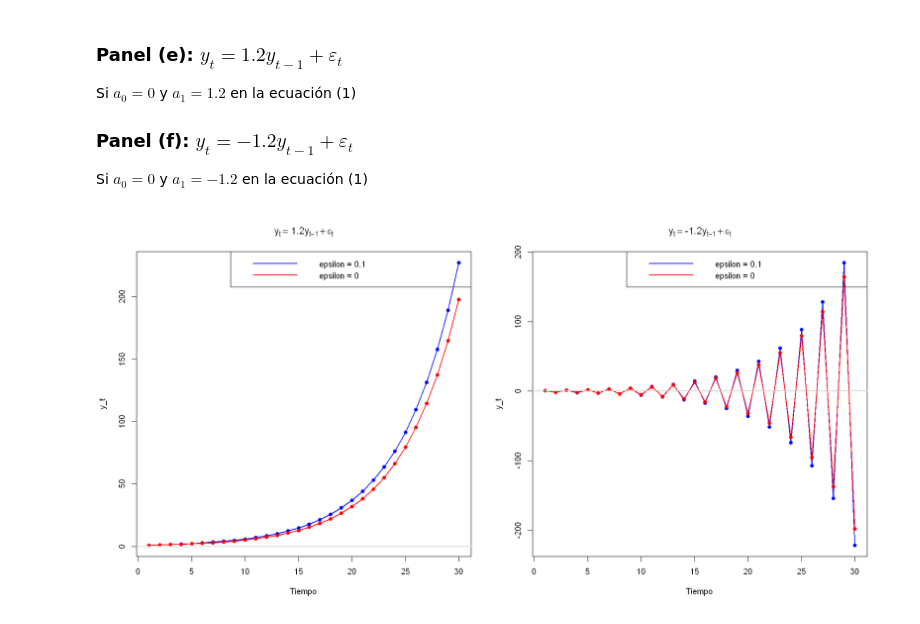
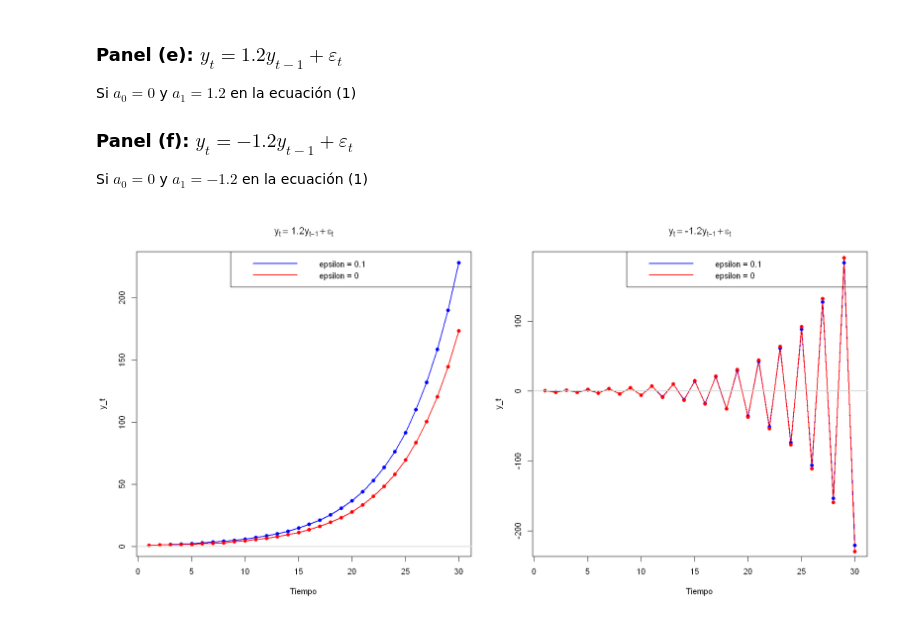
Before and after one commit to SaraBrborich/Applied-Econometric-Time-Series-Practice, a Jupyter notebook: PracticeSession1.ipynb, the cells around one changed output. Cells and saved outputs as stored; diff of their text form; code cells hidden in the pictures.

```diff
--- a/PracticeSession1.ipynb
+++ b/PracticeSession1.ipynb
@@ -404,35 +461,21 @@ Si $a_0 = 0$ y $a_1 = 1$ en la ecuación (1)
 # %%
 # Simulación de un proceso AR(1) con y_0 = 1
 set.seed(123) # Para reproducibilidad
-n <- 30 # Número de observaciones
-a1 <- 1 # Parámetro autoregresivo
-y <- numeric(n)
-y2 <- numeric(n)
-epsilon <- rnorm(n, mean = 0, sd = 0.1) # Errores aleatorios con media 0
-epsilon2 <- rnorm(n, mean = 0, sd = 0)
 
-# Inicializamos las series con y_0 = 1
-y[1] <- 1
-y2[1] <- 1
-
-# Generamos la secuencia de y_t
-for (t in 2:n) {
-    y[t] <- a1 * y[t - 1] + epsilon[t]
-    y2[t] <- a1 * y2[t - 1] + epsilon2[t]
-}
+y1 <- gen_ar1(n = 30, a0 = 0, a1 = 1, y0 = 1, mean_error = 0, sd_error = 0.1)
 
 # Ajustar tamaño del gráfico
 options(repr.plot.width = 7, repr.plot.height = 6)
 
 # Graficamos ambas series
-plot(1:n, y,
+plot(y1,
     type = "l", lwd = 2, col = "blue",
     main = expression(y[t] == y[t - 1] + epsilon[t]),
     xlab = "Tiempo", ylab = "yt"
 )
 
 # Agregar puntos a cada serie
-points(1:n, y, pch = 19, col = "blue")
+points(y1, pch = 19, col = "blue")
 
 # Línea de referencia en 0
 abline(h = 0, col = "black", lty = 1)
@@ -459,17 +502,10 @@ series_list <- list()
 series_list2 <- list()
 
 for (a in a1_values) {
-    y <- numeric(n)
-    y2 <- numeric(n)
+    y1 <- gen_ar1(n = 30, a0 = 0, a1 = a, y0 = 1, mean_error = 0, sd_error = 0.1)
+    y2 <- gen_ar1(n = 30, a0 = 0, a1 = a, y0 = 1, mean_error = 0, sd_error = 0.1)
 
-    y[1] <- 1
-    y2[1] <- 1
-
-    for (t in 2:n) {
-        y[t] <- a * y[t - 1] + epsilon[t]
-        y2[t] <- a * y2[t - 1] + epsilon2[t]
-    }
-    series_list[[as.character(a)]] <- y
+    series_list[[as.character(a)]] <- y1
     series_list2[[as.character(a)]] <- y2
 }
 
@@ -479,35 +515,35 @@ options(repr.plot.width = 16, repr.plot.height = 8)
 # Configurar gráficos en 1 fila y 2 columnas
 par(mfrow = c(1, 2))
 
 for (a in a1_values) {
     # Crear título
     titulo <- substitute(y[t] == a * y[t - 1] + epsilon[t], list(a = a))
 
     # Graficar serie 1
-    plot(1:n, series_list[[as.character(a)]],
+    plot(series_list[[as.character(a)]],
         type = "l",
         main = titulo,
         col = "blue",
         lwd = 2,
         xlab = "Tiempo",
         ylab = "y_t"
     )
 
     # Graficar serie 2
-    lines(1:n, series_list2[[as.character(a)]], col = "red", lwd = 2, lty = 1)
+    lines(series_list2[[as.character(a)]], col = "red", lwd = 2, lty = 1)
 
     # Agregar puntos a cada serie
-    points(1:n, series_list[[as.character(a)]], pch = 19, col = "blue")
-    points(1:n, series_list2[[as.character(a)]], pch = 19, col = "red")
+    points(series_list[[as.character(a)]], pch = 19, col = "blue")
+    points(series_list2[[as.character(a)]], pch = 19, col = "red")
 
     # Línea horizontal en y = 0
     abline(h = 0, col = "gray", lty = 1, lwd = 2)
 
     # Agregar leyenda
     legend("topright",
         legend = c("epsilon = 0.1", "epsilon = 0"),
         col = c("blue", "red"), lwd = 2, lty = c(1, 1)
     )
 }
 # %% [output]
-[figure, old version]
+[figure, new version]
```
Also changed, not shown: parts of 29 cells of this notebook.
